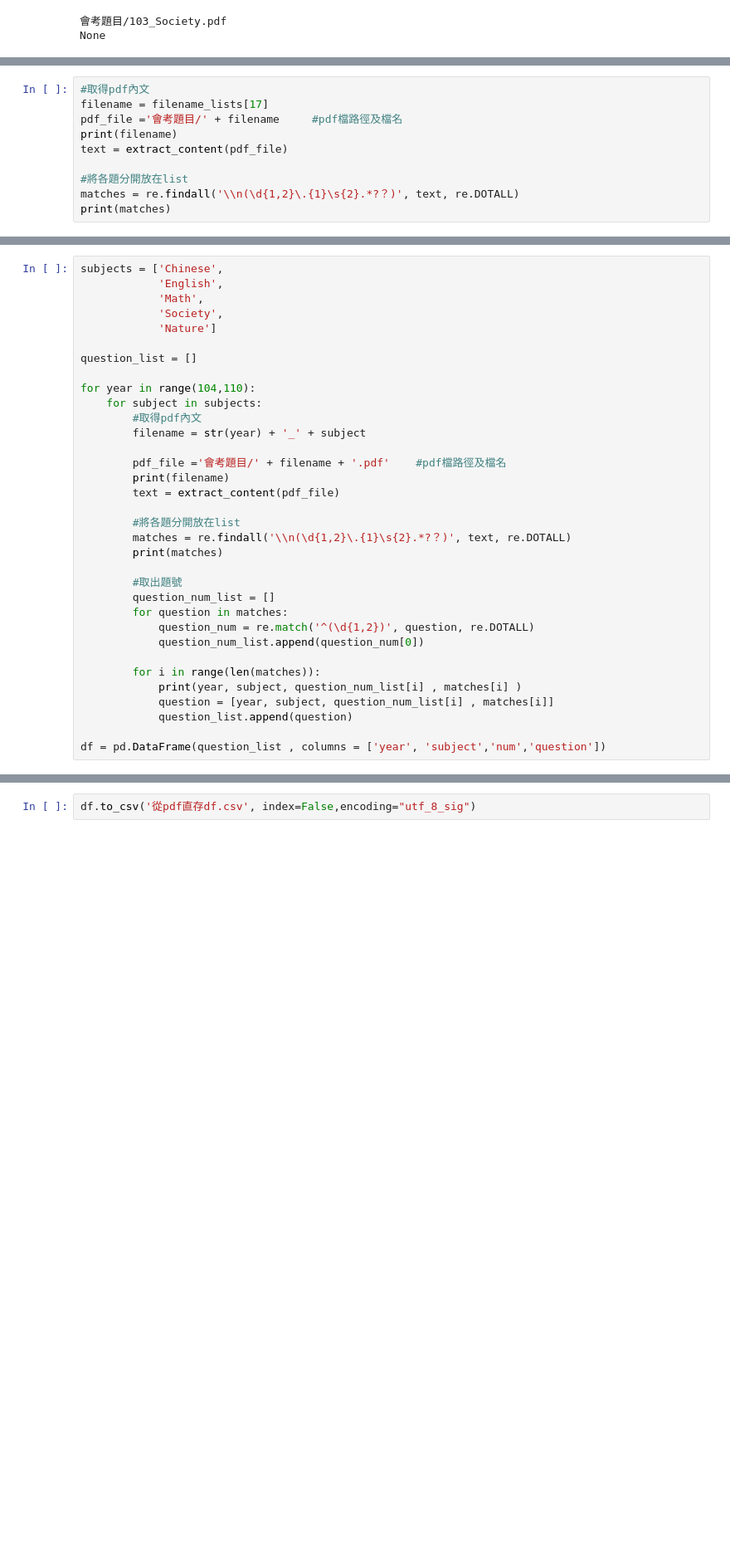
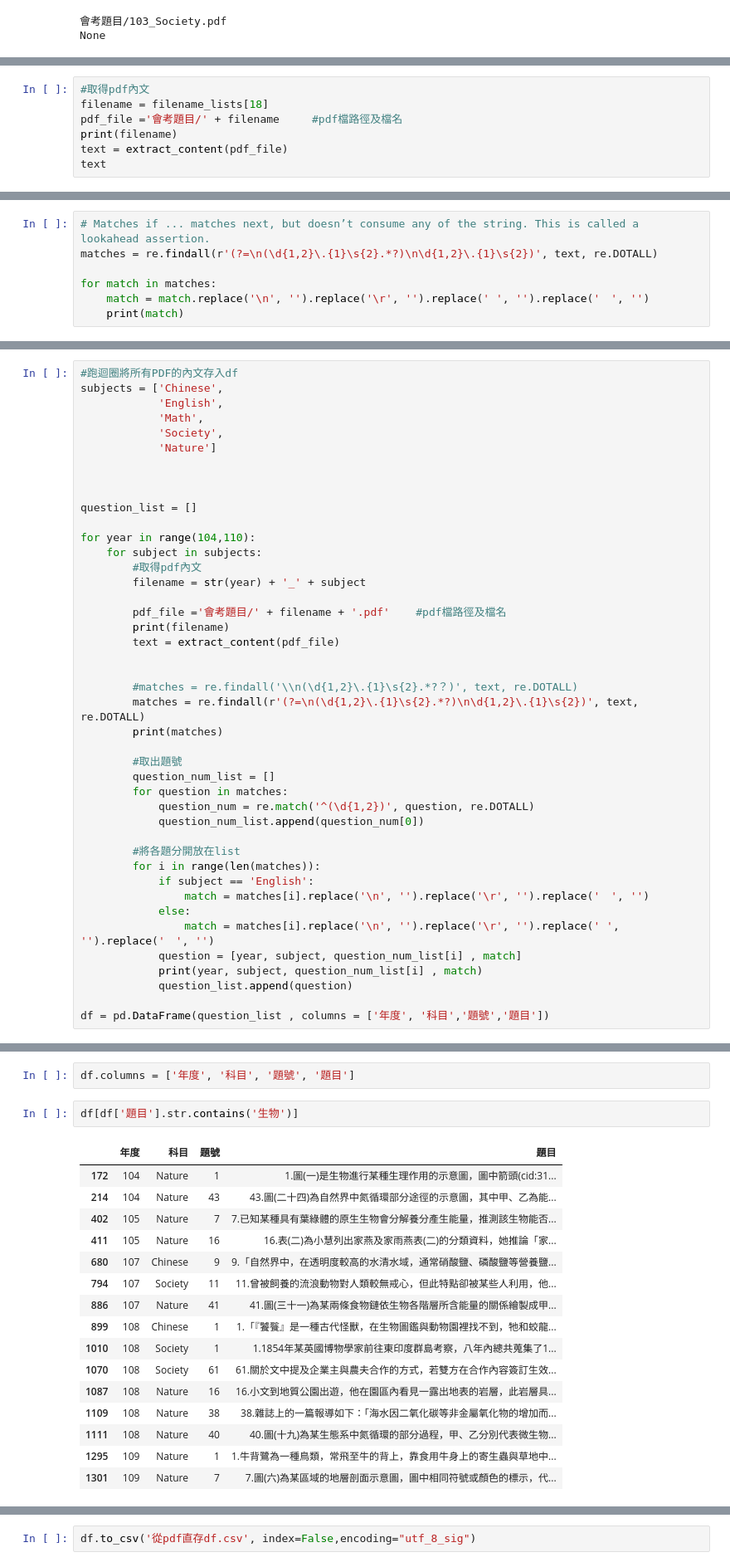
Before and after one commit to ChihHsiangChien/question_database, a Jupyter notebook: 讀取PDF.ipynb, the cells around one changed output, grey strips where cells are left out. Shown at 83% size. Drawn from its saved outputs; the diff is of its cells as text; blank space fills up the shorter version.

```diff
--- a/讀取PDF.ipynb
+++ b/讀取PDF.ipynb
@@ -184,12 +175,9 @@ def extract_content(pdf_path):
     return content
 # %%
 #取得pdf內文
-filename = filename_lists[17]
+filename = filename_lists[18]
 pdf_file ='會考題目/' + filename     #pdf檔路徑及檔名
 print(filename)
 text = extract_content(pdf_file)
-
-#將各題分開放在list
-matches = re.findall('\\n(\d{1,2}\.{1}\s{2}.*?？)', text, re.DOTALL)
-print(matches)
+text
 # %% [output]
@@ -198,0 +187,7 @@ print(matches)
+# %%
+# Matches if ... matches next, but doesn’t consume any of the string. This is called a lookahead assertion.
+matches = re.findall(r'(?=\n(\d{1,2}\.{1}\s{2}.*?)\n\d{1,2}\.{1}\s{2})', text, re.DOTALL)
+
+for match in matches:
+    match = match.replace('\n', '').replace('\r', '').replace(' ', '').replace('　', '')
+    print(match)
@@ -199,9 +212,12 @@ print(matches)
 # %%
+#跑迴圈將所有PDF的內文存入df
 subjects = ['Chinese',
             'English',
             'Math',
             'Society',
             'Nature']
+
+
 
 question_list = []
 
@@ -214,8 +230,9 @@ for year in range(104,110):
         print(filename)
         text = extract_content(pdf_file)
 
-        #將各題分開放在list
-        matches = re.findall('\\n(\d{1,2}\.{1}\s{2}.*?？)', text, re.DOTALL)
+
+        #matches = re.findall('\\n(\d{1,2}\.{1}\s{2}.*?？)', text, re.DOTALL)
+        matches = re.findall(r'(?=\n(\d{1,2}\.{1}\s{2}.*?)\n\d{1,2}\.{1}\s{2})', text, re.DOTALL)
         print(matches)
 
         #取出題號
@@ -224,12 +241,17 @@ for year in range(104,110):
             question_num = re.match('^(\d{1,2})', question, re.DOTALL)
             question_num_list.append(question_num[0])
 
+        #將各題分開放在list
         for i in range(len(matches)):
-            print(year, subject, question_num_list[i] , matches[i] )
-            question = [year, subject, question_num_list[i] , matches[i]]
+            if subject == 'English':
+                match = matches[i].replace('\n', '').replace('\r', '').replace('　', '')
+            else:
+                match = matches[i].replace('\n', '').replace('\r', '').replace(' ', '').replace('　', '')
+            question = [year, subject, question_num_list[i] , match]
+            print(year, subject, question_num_list[i] , match)
             question_list.append(question)
 
-df = pd.DataFrame(question_list , columns = ['year', 'subject','num','question'])
+df = pd.DataFrame(question_list , columns = ['年度', '科目','題號','題目'])
 # %% [output]
 104_Chinese
 14
@@ -289,0 +291,21 @@ df
+# %%
+df.columns = ['年度', '科目', '題號', '題目']
+# %%
+df[df['題目'].str.contains('生物')]
+# %% [output]
+|  | 年度 | 科目 | 題號 | 題目 |
+| 172 | 104 | Nature | 1 | 1.圖(一)是生物進行某種生理作用的示意圖，圖中箭頭(cid:31... |
+| 214 | 104 | Nature | 43 | 43.圖(二十四)為自然界中氮循環部分途徑的示意圖，其中甲、乙為能... |
+| 402 | 105 | Nature | 7 | 7.已知某種具有葉綠體的原生生物會分解養分產生能量，推測該生物能否... |
+| 411 | 105 | Nature | 16 | 16.表(二)為小慧列出家燕及家雨燕表(二)的分類資料，她推論「家... |
+| 680 | 107 | Chinese | 9 | 9.「自然界中，在透明度較高的水清水域，通常硝酸鹽、磷酸鹽等營養鹽... |
+| 794 | 107 | Society | 11 | 11.曾被飼養的流浪動物對人類較無戒心，但此特點卻被某些人利用，他... |
+| 886 | 107 | Nature | 41 | 41.圖(三十一)為某兩條食物鏈依生物各階層所含能量的關係繪製成甲... |
+| 899 | 108 | Chinese | 1 | 1.「『饕餮』是一種古代怪獸，在生物圖鑑與動物園裡找不到，牠和蛟龍... |
+| 1010 | 108 | Society | 1 | 1.1854年某英國博物學家前往東印度群島考察，八年內總共蒐集了1... |
+| 1070 | 108 | Society | 61 | 61.關於文中提及企業主與農夫合作的方式，若雙方在合作內容簽訂生效... |
+| 1087 | 108 | Nature | 16 | 16.小文到地質公園出遊，他在園區內看見一露出地表的岩層，此岩層具... |
+| 1109 | 108 | Nature | 38 | 38.雜誌上的一篇報導如下：「海水因二氧化碳等非金屬氧化物的增加而... |
+| 1111 | 108 | Nature | 40 | 40.圖(十九)為某生態系中氮循環的部分過程，甲、乙分別代表微生物... |
+| 1295 | 109 | Nature | 1 | 1.牛背鷺為一種鳥類，常飛至牛的背上，靠食用牛身上的寄生蟲與草地中... |
+| 1301 | 109 | Nature | 7 | 7.圖(六)為某區域的地層剖面示意圖，圖中相同符號或顏色的標示，代... |
```
Also changed, not shown: parts of 9 cells of this notebook, 21 other files.
